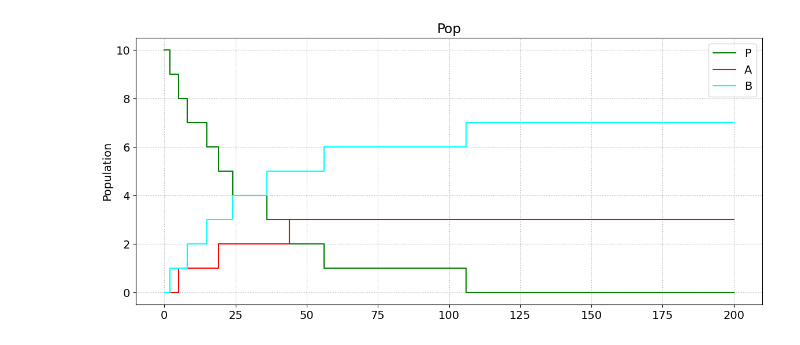
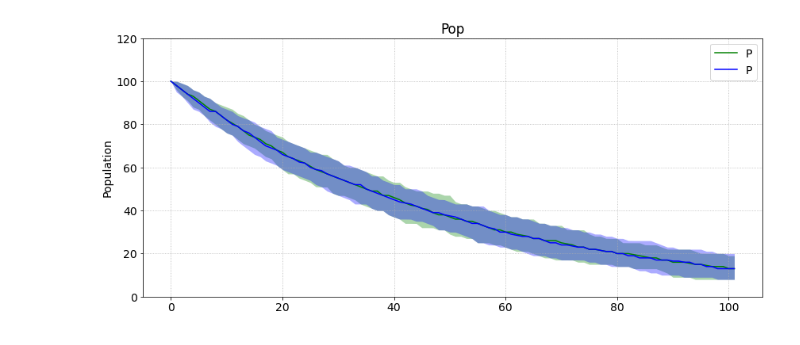
Before and after one commit to DND-DRDC-RDDC/OS_PyCoMod, a Jupyter notebook: test.ipynb, the cells around one changed output. Cells and saved outputs as stored; diff of their text form; code cells hidden in the pictures.

Commit message:
stochastic flows

```diff
--- a/test.ipynb
+++ b/test.ipynb
@@ -627,26 +629,40 @@ plt.plot(mgr['My run']['output']['M1']['P'], color='green', label='M1.P', step=T
 plt.plot(mgr['My run']['output']['M2']['P'], color='red', label='M2.P', step=True)
 plt.plot(mgr['My run']['output']['M3']['P'], color='cyan', label='M3.P', step=True)
 # %%
-class simple(pcm.Model):
+# model using the flow's built-in stochastic option
+
+class simple_stochastic(pcm.Model):
     def build(self, n):
-        P = self.pool(n, pool_type='discrete')
+        P = self.pool(n, pool_type='int')
+        A = self.pool(0, pool_type='int')
 
-        A = self.pool(0, pool_type='int')
-        B = self.pool(0, pool_type='int')
-
-        Fa = self.flow(lambda: P*0.01, src=P, dest=A)
-        Fb = self.flow(lambda: P*0.02, src=P, dest=B)
+        Fa = self.flow(lambda: P*0.02, src=P, dest=A, stochastic=True)
 
         return locals()
 
-m13 = simple(10)
+m_stoch = simple_stochastic(100)
+
+
+# model using an explicit random binomial flow
+rng = np.random.default_rng()
+
+class simple_binomial(pcm.Model):
+    def build(self, n):
+        P = self.pool(n, pool_type='int')
+        A = self.pool(0, pool_type='int')
+
+        Fa = self.flow(lambda: rng.binomial(P, 0.02), src=P, dest=A)
+
+        return locals()
+
+m_binom = simple_binomial(100)
 # %%
 mgr = pcm.RunManager()
-mgr.run(m13, duration=200, label='My run')
+mgr.run_mc(m_stoch, duration=100, reps=100, label='My run - stoch')
+mgr.run_mc(m_binom, duration=100, reps=100, label='My run - binom')
 # %%
-plt = pcm.Plotter(title='Pop', ylabel='Population', fontsize=14, xdates=False)
-plt.plot(mgr['My run']['output']['P'], color='green', label='P', step=True)
-plt.plot(mgr['My run']['output']['A'], color='red', label='A', step=True)
-plt.plot(mgr['My run']['output']['B'], color='cyan', label='B', step=True)
+plt = pcm.Plotter(title='Pop', ylabel='Population', fontsize=14, ylimit=[0,120], xdates=False)
+plt.plot(mgr['My run - stoch']['output_mc']['P'], color='green', interval=90, label='P', step=True)
+plt.plot(mgr['My run - binom']['output_mc']['P'], color='blue', interval=90, label='P', step=True)
 # %% [output]
-[figure, old version]
+[figure, new version]
```
Also changed, not shown: parts of 4 cells of this notebook, 2 other files.
